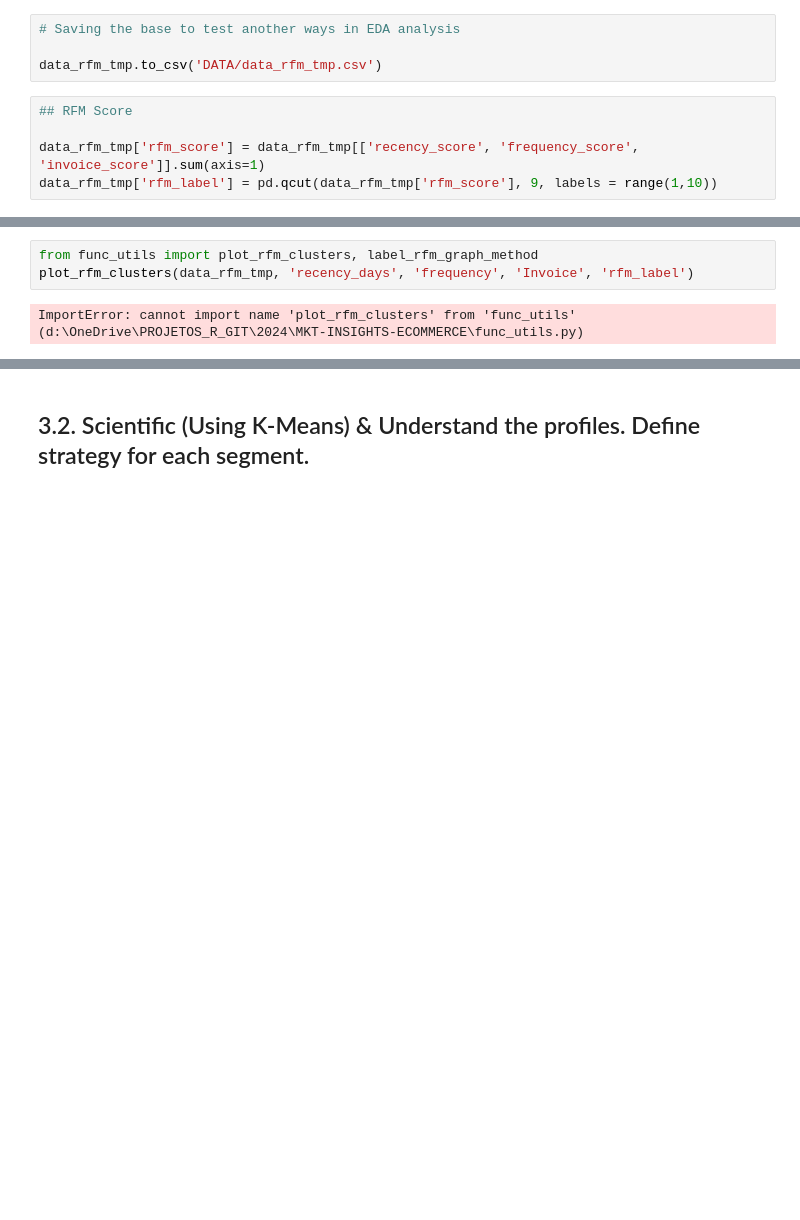
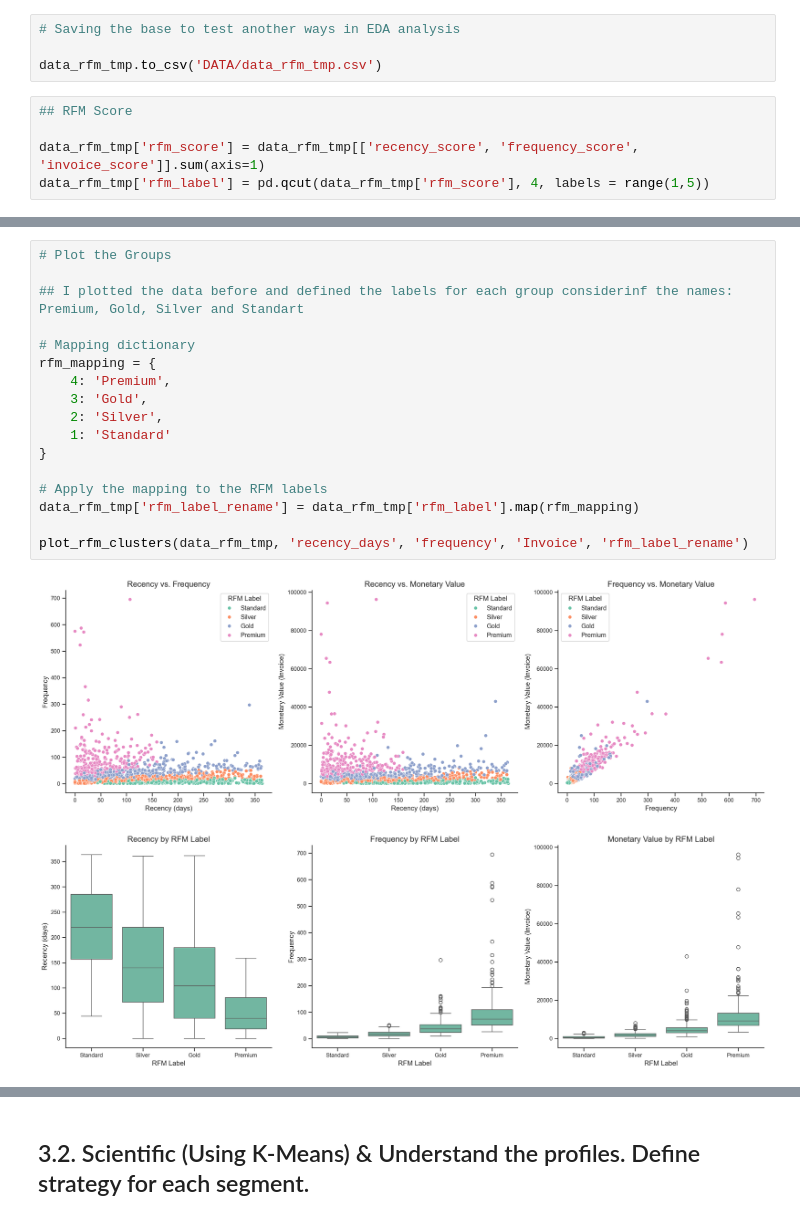
Before and after one commit to mateusengq/MKT-INSIGHTS-ECOMMERCE, a Jupyter notebook: Business_Questions_Group3.ipynb, the cells around one changed output, grey strips where cells are left out. Cells and saved outputs as stored; diff of their text form; blank space fills up the shorter version.

```diff
--- a/Business_Questions_Group3.ipynb
+++ b/Business_Questions_Group3.ipynb
@@ -215,4 +230,4 @@ data_rfm_tmp.to_csv('DATA/data_rfm_tmp.csv')
 ## RFM Score
 
 data_rfm_tmp['rfm_score'] = data_rfm_tmp[['recency_score', 'frequency_score', 'invoice_score']].sum(axis=1)
-data_rfm_tmp['rfm_label'] = pd.qcut(data_rfm_tmp['rfm_score'], 9, labels = range(1,10))
+data_rfm_tmp['rfm_label'] = pd.qcut(data_rfm_tmp['rfm_score'], 4, labels = range(1,5))
@@ -277,5 +234,20 @@ plt.show()
-# %%
-from func_utils import plot_rfm_clusters, label_rfm_graph_method
-plot_rfm_clusters(data_rfm_tmp, 'recency_days', 'frequency', 'Invoice', 'rfm_label')
-# %% [output]
-ImportError: cannot import name 'plot_rfm_clusters' from 'func_utils' (d:\OneDrive\PROJETOS_R_GIT\2024\MKT-INSIGHTS-ECOMMERCE\func_utils.py)
+# %%
+# Plot the Groups
+
+## I plotted the data before and defined the labels for each group considerinf the names: Premium, Gold, Silver and Standart
+
+# Mapping dictionary
+rfm_mapping = {
+    4: 'Premium',
+    3: 'Gold',
+    2: 'Silver',
+    1: 'Standard'
+}
+
+# Apply the mapping to the RFM labels
+data_rfm_tmp['rfm_label_rename'] = data_rfm_tmp['rfm_label'].map(rfm_mapping)
+
+plot_rfm_clusters(data_rfm_tmp, 'recency_days', 'frequency', 'Invoice', 'rfm_label_rename')
+# %% [output]
+[figure, added]
+[figure, added]
```
Also changed, not shown: parts of 30 cells of this notebook, 2 other files.
